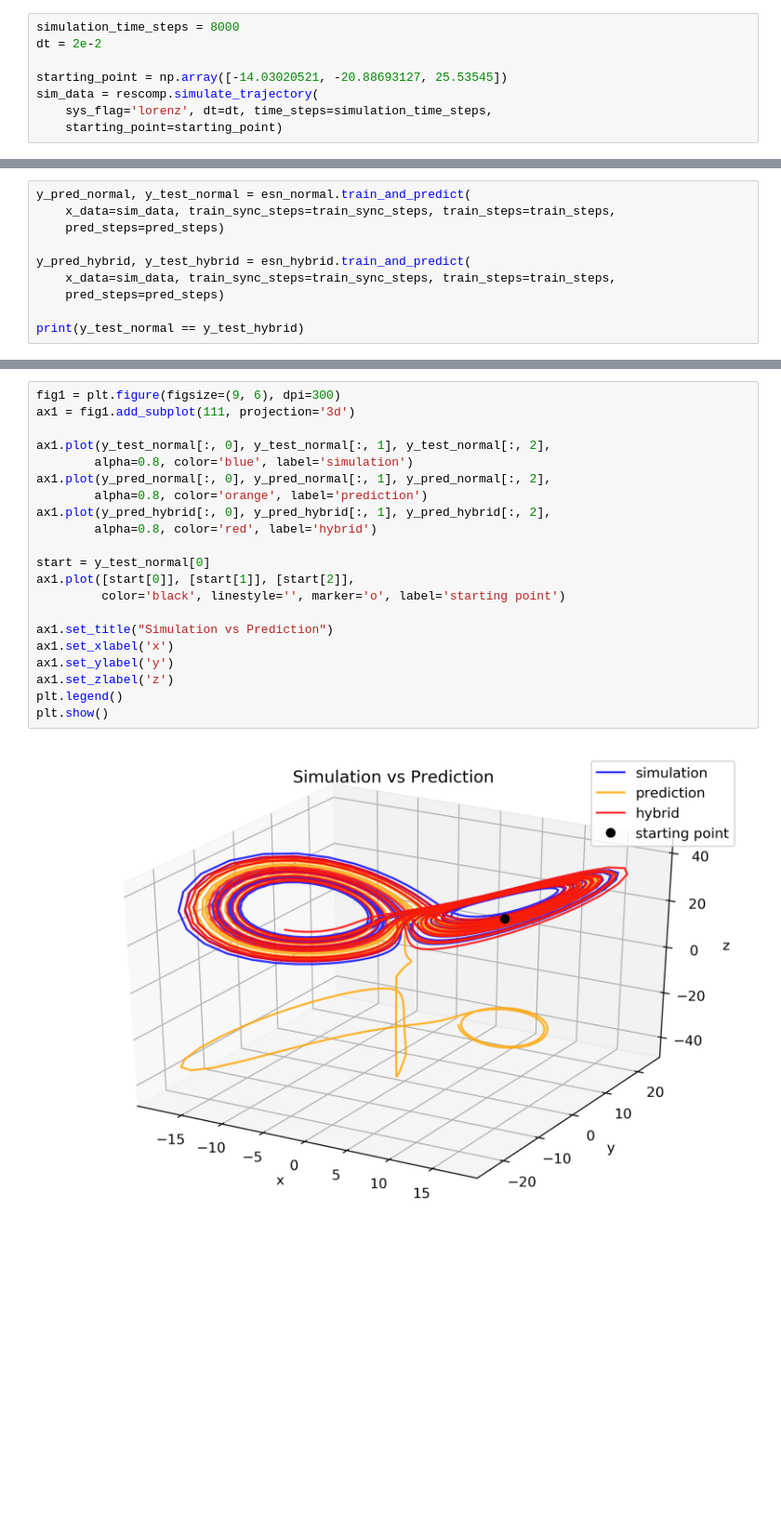
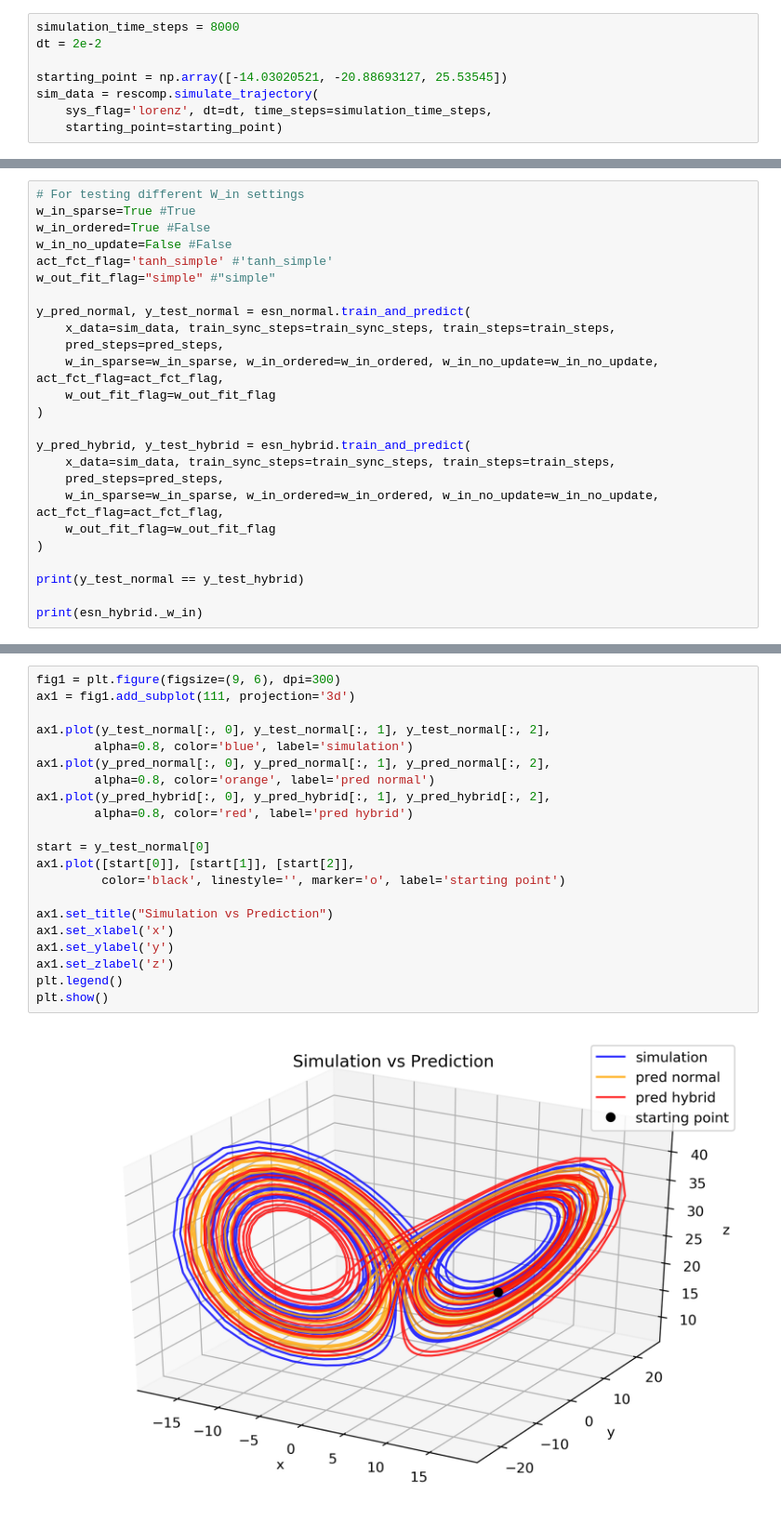
Before and after one commit to DuncDennis/rescomp, a Jupyter notebook: bin/Hybrid_RC_Testing.ipynb, the cells around one changed output, grey strips where cells are left out. Shown at 93% size. Cells and saved outputs as stored; diff of their text form; blank space fills up the shorter version.

Commit message:
Hybrid: Model in Input now also works for the setting: ordered Input Matrix

```diff
--- a/bin/Hybrid_RC_Testing.ipynb
+++ b/bin/Hybrid_RC_Testing.ipynb
@@ -84,13 +90,28 @@ train_sync_steps = 400
 train_steps = 4000
 pred_steps = 1000
 # %%
+# For testing different W_in settings
+w_in_sparse=True #True
+w_in_ordered=True #False
+w_in_no_update=False #False
+act_fct_flag='tanh_simple' #'tanh_simple'
+w_out_fit_flag="simple" #"simple"
+
 y_pred_normal, y_test_normal = esn_normal.train_and_predict(
     x_data=sim_data, train_sync_steps=train_sync_steps, train_steps=train_steps,
-    pred_steps=pred_steps)
+    pred_steps=pred_steps,
+    w_in_sparse=w_in_sparse, w_in_ordered=w_in_ordered, w_in_no_update=w_in_no_update, act_fct_flag=act_fct_flag,
+    w_out_fit_flag=w_out_fit_flag
+)
 
 y_pred_hybrid, y_test_hybrid = esn_hybrid.train_and_predict(
     x_data=sim_data, train_sync_steps=train_sync_steps, train_steps=train_steps,
-    pred_steps=pred_steps)
+    pred_steps=pred_steps,
+    w_in_sparse=w_in_sparse, w_in_ordered=w_in_ordered, w_in_no_update=w_in_no_update, act_fct_flag=act_fct_flag,
+    w_out_fit_flag=w_out_fit_flag
+)
 
 print(y_test_normal == y_test_hybrid)
+
+print(esn_hybrid._w_in)
 # %% [output]
@@ -142,23 +165,23 @@ print(np.average(esn_hybrid._w_out[:, :-3]))
 # %%
 fig1 = plt.figure(figsize=(9, 6), dpi=300)
 ax1 = fig1.add_subplot(111, projection='3d')
 
 ax1.plot(y_test_normal[:, 0], y_test_normal[:, 1], y_test_normal[:, 2],
         alpha=0.8, color='blue', label='simulation')
 ax1.plot(y_pred_normal[:, 0], y_pred_normal[:, 1], y_pred_normal[:, 2],
-        alpha=0.8, color='orange', label='prediction')
+        alpha=0.8, color='orange', label='pred normal')
 ax1.plot(y_pred_hybrid[:, 0], y_pred_hybrid[:, 1], y_pred_hybrid[:, 2],
-        alpha=0.8, color='red', label='hybrid')
+        alpha=0.8, color='red', label='pred hybrid')
 
 start = y_test_normal[0]
 ax1.plot([start[0]], [start[1]], [start[2]],
          color='black', linestyle='', marker='o', label='starting point')
 
 ax1.set_title("Simulation vs Prediction")
 ax1.set_xlabel('x')
 ax1.set_ylabel('y')
 ax1.set_zlabel('z')
 plt.legend()
 plt.show()
 # %% [output]
-[figure, old version]
+[figure, new version]
```
Also changed, not shown: parts of 5 cells of this notebook, 2 other files.
